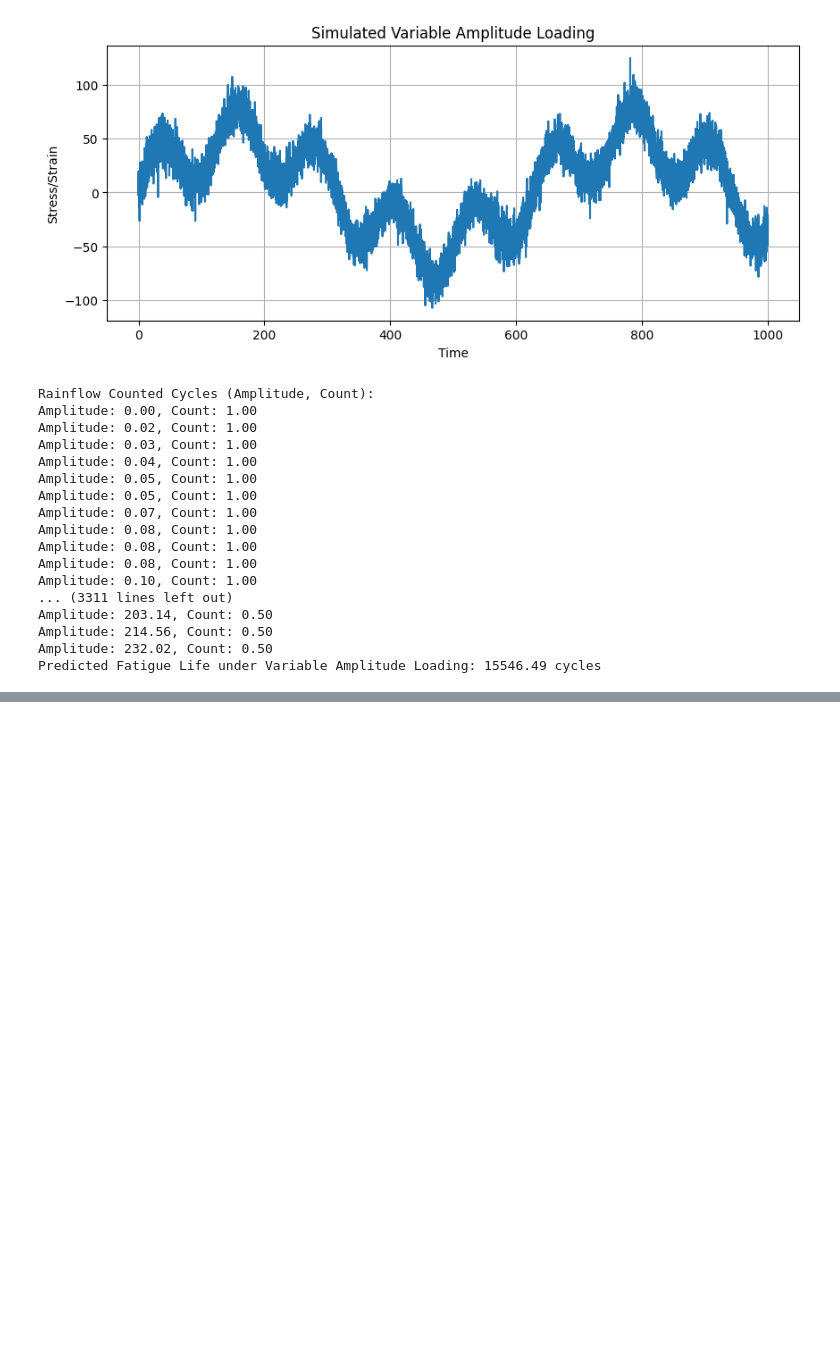
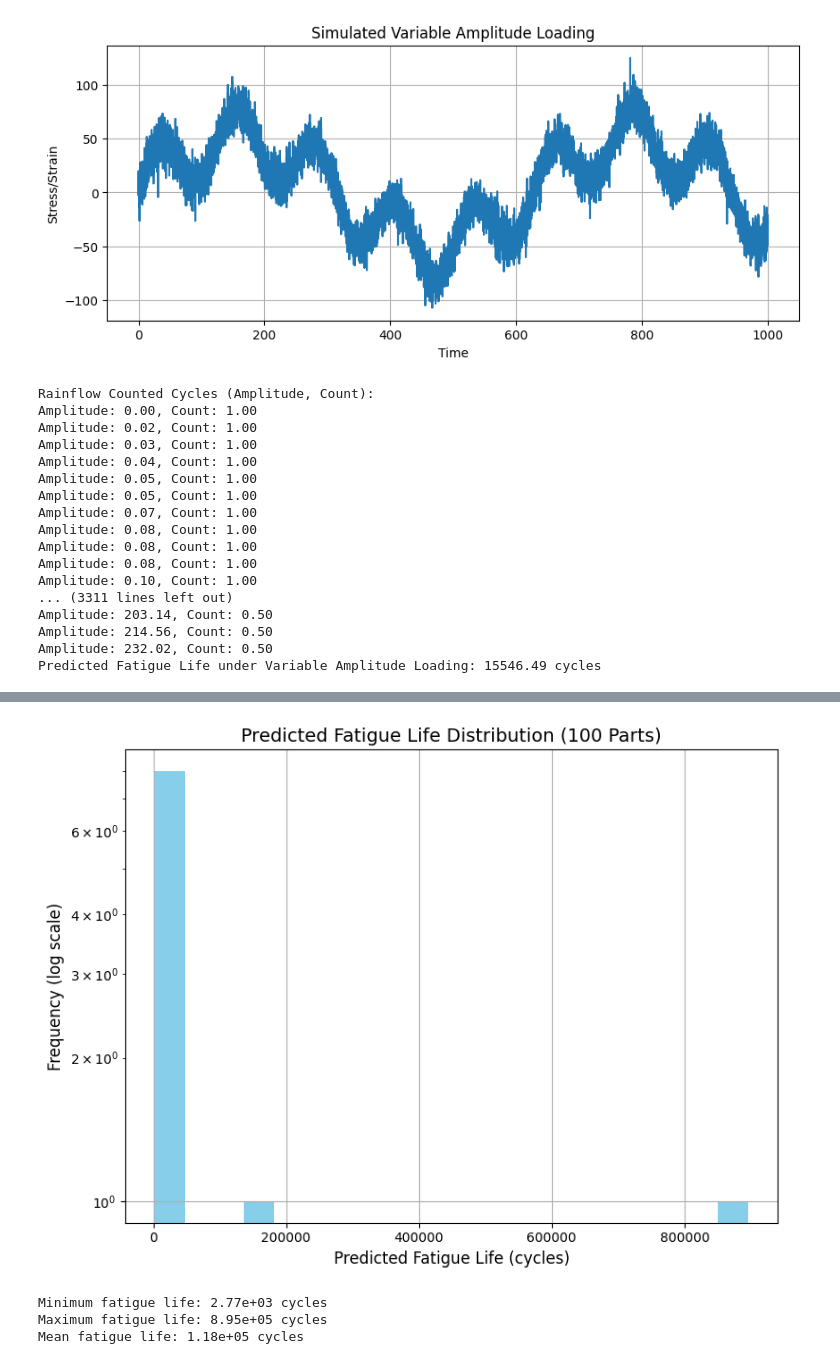
Before and after one commit to Anyi01/Project-VAL-modeling, a Jupyter notebook: Simulation_VAL.ipynb, the cells around one changed output, grey strips where cells are left out. Saved outputs shown, nothing was run; the diff lists cells and outputs as text; code cells hidden in the pictures; blank space fills up the shorter version.

```diff
--- a/Simulation_VAL.ipynb
+++ b/Simulation_VAL.ipynb
@@ -64,3 +134,78 @@ Predicted Fatigue Life under Variable Amplitude Loading: 15546.49 cycles
+# %%
+import numpy as np
+import matplotlib.pyplot as plt
+import rainflow  # For rainflow counting
+
+
+# Set a random seed for reproducibility
+np.random.seed(42)  # You can change the seed value to any integer to get different results
+
+# Function to simulate variable amplitude loading for each part
+def simulate_loading(time_points, part_index):
+    # Introduce a wider range of loading amplitudes for different parts
+    base_amplitude = np.random.uniform(10, 100)  # Random base amplitude for each part
+    return base_amplitude * np.sin(0.01 * (time_points + part_index)) + \
+           0.5 * base_amplitude * np.sin(0.05 * (time_points + part_index * 0.5)) + \
+           np.random.randn(len(time_points)) * base_amplitude * 0.1  # Add small random noise
+
+# Fatigue life calculation using damage accumulation (Miner's Rule)
+def fatigue_life_from_rainflow(cycles, Nf_curve):
+    total_damage = 0
+    for amplitude, count in cycles:
+        # Estimate fatigue life at the given amplitude using the Nf curve
+        Nf = Nf_curve(amplitude)
+        damage = count / Nf  # Miner's rule
+        total_damage += damage
+    return 1 / total_damage  # Return predicted fatigue life
+
+# Modified fatigue curve (S-N or FS-based fatigue life) for a broader range
+def Nf_curve(amplitude):
+    # Adjusted S-N curve to span a broader range of cycles
+    return 1e6 * (50 / amplitude) ** 3  # Modify amplitude ratio and exponent as needed
+
+# Simulate 100 parts with different loading histories to span from 10^4 to 10^6 cycles
+num_parts = 10
+predicted_fatigue_lives = []
+
+time = np.linspace(0, 1000, 10000)  # Simulated time points
+
+for part_index in range(num_parts):
+    # Generate unique variable amplitude loading for each part
+    loading = simulate_loading(time, part_index)
+
+    # Perform rainflow counting for this part
+    cycles = list(rainflow.count_cycles(loading))
+
+    # Calculate the fatigue life for this part
+    fatigue_life = fatigue_life_from_rainflow(cycles, Nf_curve)
+
+    # Store the fatigue life result
+    predicted_fatigue_lives.append(fatigue_life)
+
+# Convert to log scale (for plotting purposes)
+predicted_fatigue_lives = np.array(predicted_fatigue_lives)
+
+# Plot histogram of predicted fatigue lives (log scale)
+plt.figure(figsize=(8, 6))
+plt.hist(predicted_fatigue_lives, bins=20, color='skyblue', log=True)
+plt.title('Predicted Fatigue Life Distribution (100 Parts)', fontsize=14)
+plt.xlabel('Predicted Fatigue Life (cycles)', fontsize=12)
+plt.ylabel('Frequency (log scale)', fontsize=12)
+plt.grid(True)
+plt.tight_layout()
+
+# Show plot
+plt.show()
+
+# Print summary of fatigue life distribution
+print(f"Minimum fatigue life: {predicted_fatigue_lives.min():.2e} cycles")
+print(f"Maximum fatigue life: {predicted_fatigue_lives.max():.2e} cycles")
+print(f"Mean fatigue life: {predicted_fatigue_lives.mean():.2e} cycles")
+# %% [output]
+[figure, added]
+Minimum fatigue life: 2.77e+03 cycles
+Maximum fatigue life: 8.95e+05 cycles
+Mean fatigue life: 1.18e+05 cycles
 # %%
 import numpy as np
 import matplotlib.pyplot as plt
```
Also changed, not shown: parts of 2 cells of this notebook.
